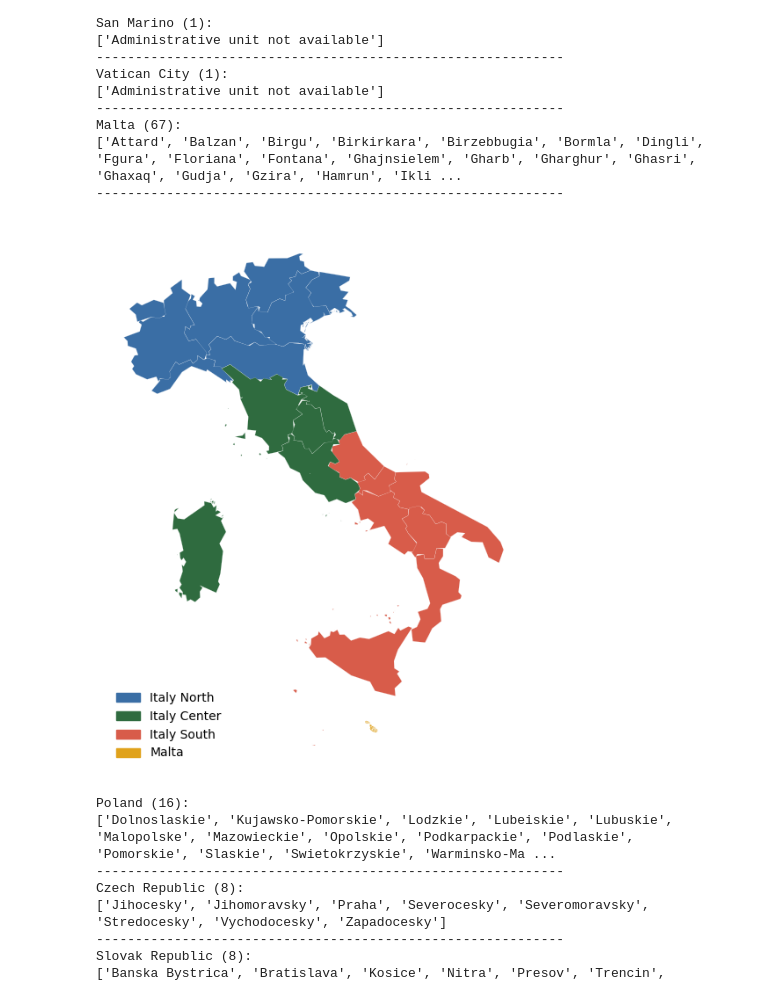
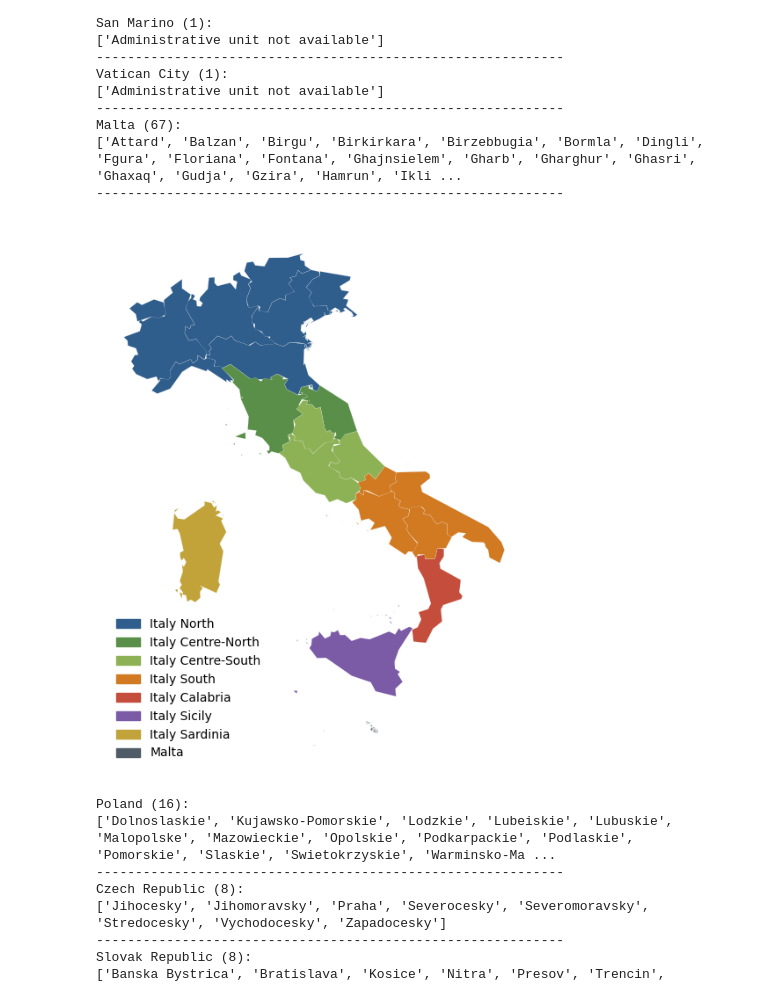
Before and after one commit to H2RES-model/H2RES-World, a Jupyter notebook: Notebooks/L2_SubCountryRegions.ipynb, the cells around one changed output. Drawn from its saved outputs; the diff is of its cells as text; code cells hidden in the pictures.

```diff
--- a/Notebooks/L2_SubCountryRegions.ipynb
+++ b/Notebooks/L2_SubCountryRegions.ipynb
@@ -723,5 +723,5 @@ plt.show()
 # %%
-FRANCE_BENELUX = ["France","Belgium","Netherlands","Luxembourg","Monaco"]
+FRANCE_BENELUX = ["France","Belgium","Netherlands","Monaco"]
 
 fb_gdf = gdf[gdf["NAM_0"].isin(FRANCE_BENELUX)].copy()
 
@@ -747,7 +744,7 @@ Monaco (1):
 ['Administrative unit not available']
 ------------------------------------------------------------
 # %%
-FRANCE_BENELUX = ["France","Belgium","Netherlands","Luxembourg","Monaco"]
+FRANCE_BENELUX = ["France","Belgium","Netherlands","Monaco"]
 
 # France ADM1  groupped into 4 regions
 FRANCE_BENELUX_REGIONS = {
@@ -766,8 +763,7 @@ FRANCE_BENELUX_REGIONS = {
         "Aquitaine","Midi-Pyrenees","Limousin","Poitou-Charentes"
     ],
     "Belgium": ["Belgium"],
-    "Netherlands": ["Netherlands"],
-    "Luxembourg": ["Luxembourg"]
+    "Netherlands": ["Netherlands"]
 }
 
 colors = {
@@ -776,8 +772,7 @@ colors = {
     "France Southeast": "#D85C4A",
     "France Southwest": "#E0A21B",
     "Belgium": "#6D4C9A",
-    "Netherlands": "#2FB7A3",
-    "Luxembourg": "#8A9B59"
+    "Netherlands": "#2FB7A3"
 }
 
 # --- ASSIGN ---
@@ -938,12 +933,12 @@ plt.show()
 # %% [output]
 [figure]
 # %%
-DACH = ["Germany","Austria","Switzerland","Liechtenstein"]
+DACH_LI = ["Germany","Austria","Switzerland","Liechtenstein","Luxembourg"]
 
-dach_gdf = gdf[gdf["NAM_0"].isin(DACH)].copy()
+dach_li_gdf = gdf[gdf["NAM_0"].isin(DACH_LI)].copy()
 
-for country in DACH:
-    names = sorted(dach_gdf[dach_gdf["NAM_0"] == country]["NAM_1"].dropna().unique())
+for country in DACH_LI:
+    names = sorted(dach_li_gdf[dach_li_gdf["NAM_0"] == country]["NAM_1"].dropna().unique())
     print(f"{country} ({len(names)}):")
     print(names)
     print("-" * 60)
@@ -1036,30 +1056,40 @@ Malta (67):
 ['Attard', 'Balzan', 'Birgu', 'Birkirkara', 'Birzebbugia', 'Bormla', 'Dingli', 'Fgura', 'Floriana', 'Fontana', 'Ghajnsielem', 'Gharb', 'Gharghur', 'Ghasri', 'Ghaxaq', 'Gudja', 'Gzira', 'Hamrun', 'Ikli ...
 ------------------------------------------------------------
 # %%
-# --- APENNINE ADM1 ---
+# --- APENNINE MARKET ZONES ---
 APENNINE = ["Italy","San Marino","Vatican City","Malta"]
 
+# Italy follows the post-2021 Terna market-zone configuration.
+# Microstates are assigned by the adjacent Italian mainland region.
 APENNINE_REGIONS = {
     "Italy North": [
         "Valle D'aosta","Piemonte","Lombardia","Veneto","Liguria",
         "Trentino-alto Adige","Friuli-venezia Giulia","Emilia-romagna"
     ],
-    "Italy Center": [
-        "Toscana","Umbria","Marche","Lazio",
-        "San Marino","Vatican City","Sardegna"
+    "Italy Centre-North": [
+        "Toscana","Marche"
+    ],
+    "Italy Centre-South": [
+        "Umbria","Lazio","Abruzzi"
     ],
     "Italy South": [
-        "Abruzzi","Molise","Campania","Puglia","Basilicata","Calabria",
-        "Sicilia"
+        "Molise","Campania","Puglia","Basilicata"
     ],
+    "Italy Calabria": ["Calabria"],
+    "Italy Sicily": ["Sicilia"],
+    "Italy Sardinia": ["Sardegna"],
     "Malta": ["Malta"]
 }
 
 colors = {
-    "Italy North": "#3A6EA5",
-    "Italy Center": "#2F6B3F",
-    "Italy South": "#D85C4A",
-    "Malta": "#E0A21B"
+    "Italy North": "#2F5D8C",
+    "Italy Centre-North": "#5A8F4A",
+    "Italy Centre-South": "#8DB255",
+    "Italy South": "#D17A22",
+    "Italy Calabria": "#C44E3B",
+    "Italy Sicily": "#7B5AA6",
+    "Italy Sardinia": "#C2A33A",
+    "Malta": "#4F5B66"
 }
 
 # --- ASSIGN ---
@@ -1072,40 +1102,40 @@ for region, units in APENNINE_REGIONS.items():
     else:
         ap_gdf.loc[ap_gdf["NAM_0"].isin(units), "L2_Region"] = region
 
-# San Marino / Vatican by country
-ap_gdf.loc[ap_gdf["NAM_0"] == "San Marino", "L2_Region"] = "Italy Center"
-ap_gdf.loc[ap_gdf["NAM_0"] == "Vatican City", "L2_Region"] = "Italy Center"
+# San Marino follows Emilia-Romagna; Vatican follows Lazio.
+ap_gdf.loc[ap_gdf["NAM_0"] == "San Marino", "L2_Region"] = "Italy North"
+ap_gdf.loc[ap_gdf["NAM_0"] == "Vatican City", "L2_Region"] = "Italy Centre-South"
 
 # Malta by country
 ap_gdf.loc[ap_gdf["NAM_0"] == "Malta", "L2_Region"] = "Malta"
 
 # --- SIMPLIFY ---
 ap_plot = ap_gdf.copy()
 ap_plot["geometry"] = ap_plot["geometry"].simplify(0.05, preserve_topology=True)
 
 # --- PLOT ---
 fig, ax = plt.subplots(1, 1, figsize=(10, 8))
 ap_plot.plot(
     ax=ax,
     color=ap_plot["L2_Region"].map(colors),
     linewidth=0.1,
     edgecolor="white"
 )
 
 legend_handles = [mpatches.Patch(color=colors[k], label=k) for k in colors]
 ax.legend(handles=legend_handles, loc="lower left", frameon=False)
 ax.set_axis_off()
 
 # --- SAVE ---
 base_dir = Path.cwd().parents[0]
 out_dir = base_dir / "Maps" / "Layer2" / "Europe"
 out_dir.mkdir(parents=True, exist_ok=True)
 out_path = out_dir / "L2_Europe_Apennine.pdf"
 fig.savefig(out_path, dpi=100, bbox_inches="tight")
 
 plt.show()
 # %% [output]
-[figure, old version]
+[figure, new version]
 # %%
 V4_UKRAINE_MOLDOVA = ["Poland","Czech Republic","Slovak Republic","Hungary","Ukraine","Moldova"]
 
```
Also changed, not shown: parts of 18 cells of this notebook, 29 other files.
